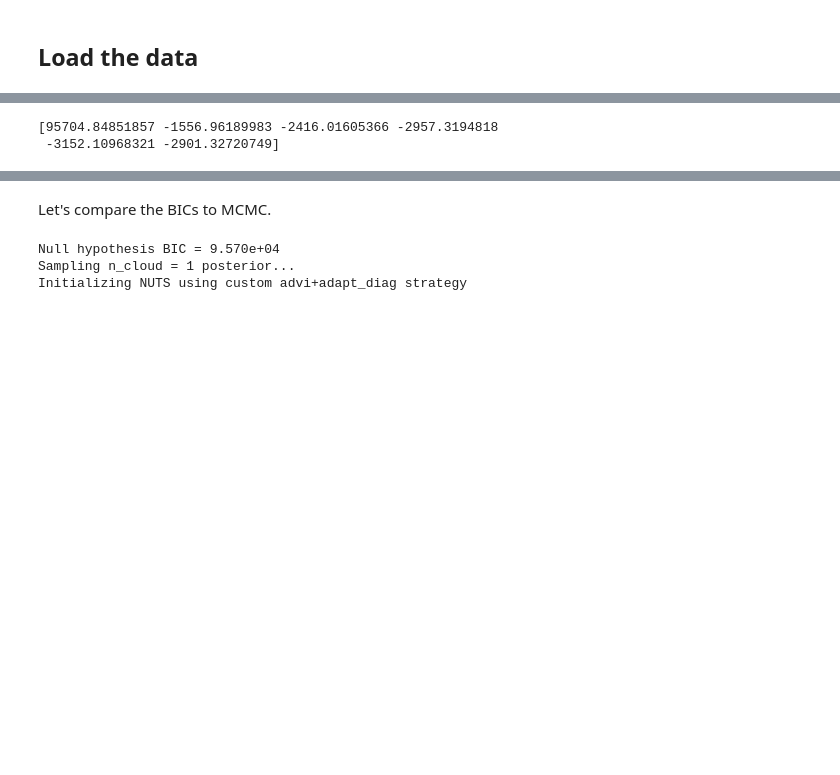
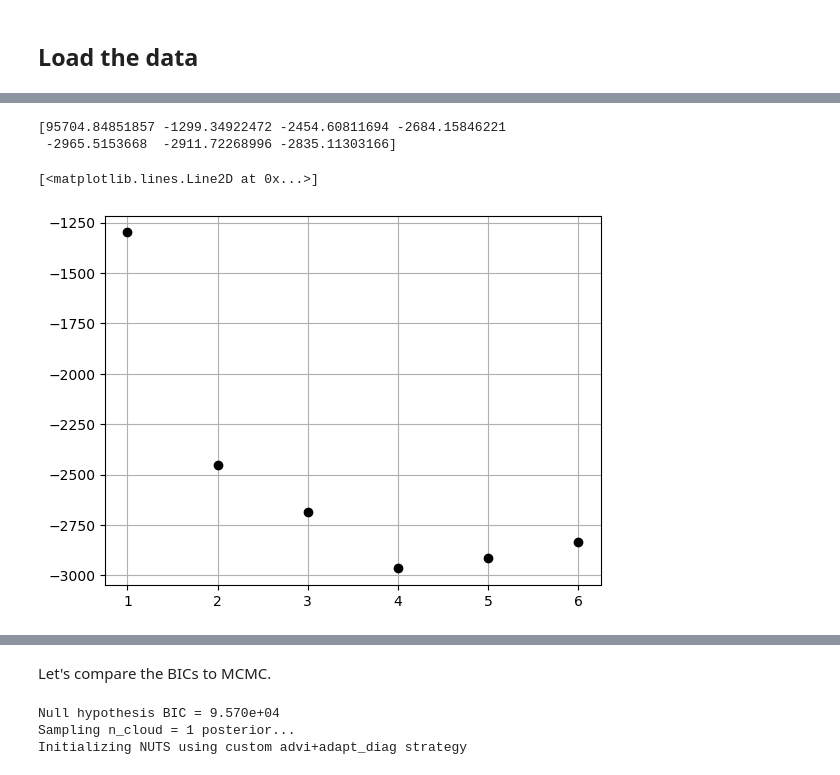
Before and after one commit to tvwenger/bayes_cn_hfs, a Jupyter notebook: docs/source/notebooks/iram_data.ipynb, the cells around one changed output, grey strips where cells are left out. Saved outputs shown, nothing was run; the diff lists cells and outputs as text; code cells hidden in the pictures; blank space fills up the shorter version.

```diff
--- a/docs/source/notebooks/iram_data.ipynb
+++ b/docs/source/notebooks/iram_data.ipynb
@@ -154,10 +268,10 @@ Approximate all models with variational inference.
 # %%
 start = time.time()
 fit_kwargs = {
-    "n": 15_000,
+    "n": 20_000,
     "rel_tolerance": 0.01,
     "abs_tolerance": 0.1,
-    "learning_rate": 0.02,
+    "learning_rate": 0.01,
 }
 opt.fit_all(**fit_kwargs)
 end = time.time()
@@ -184,7 +298,12 @@ Interrupted at 6,099 [40%]: Average Loss = 11,113
 # %%
 null_bic = opt.models[1].null_bic()
+n_clouds = np.arange(max_n_clouds+1)
 bics_vi = np.array([null_bic] + [model.bic(chain=0) for model in opt.models.values()])
 print(bics_vi)
+
+plt.plot(n_clouds[1:], bics_vi[1:], 'ko')
 # %% [output]
-[95704.84851857 -1556.96189983 -2416.01605366 -2957.3194818
- -3152.10968321 -2901.32720749]
+[95704.84851857 -1299.34922472 -2454.60811694 -2684.15846221
+ -2965.5153668  -2911.72268996 -2835.11303166]
+[<matplotlib.lines.Line2D at 0x...>]
+[figure, added]
```
Also changed, not shown: parts of 26 cells of this notebook, 13 other files.
